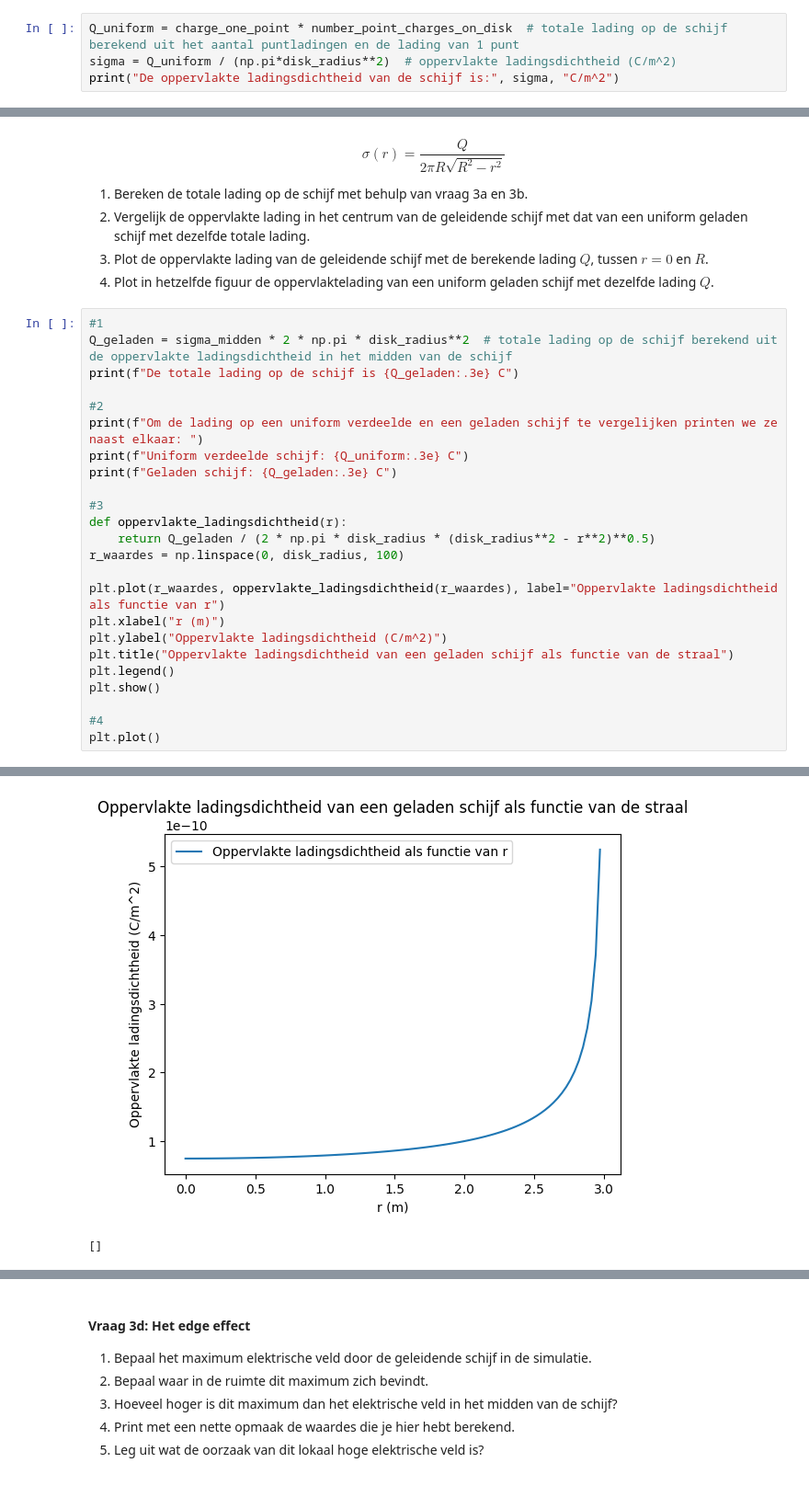
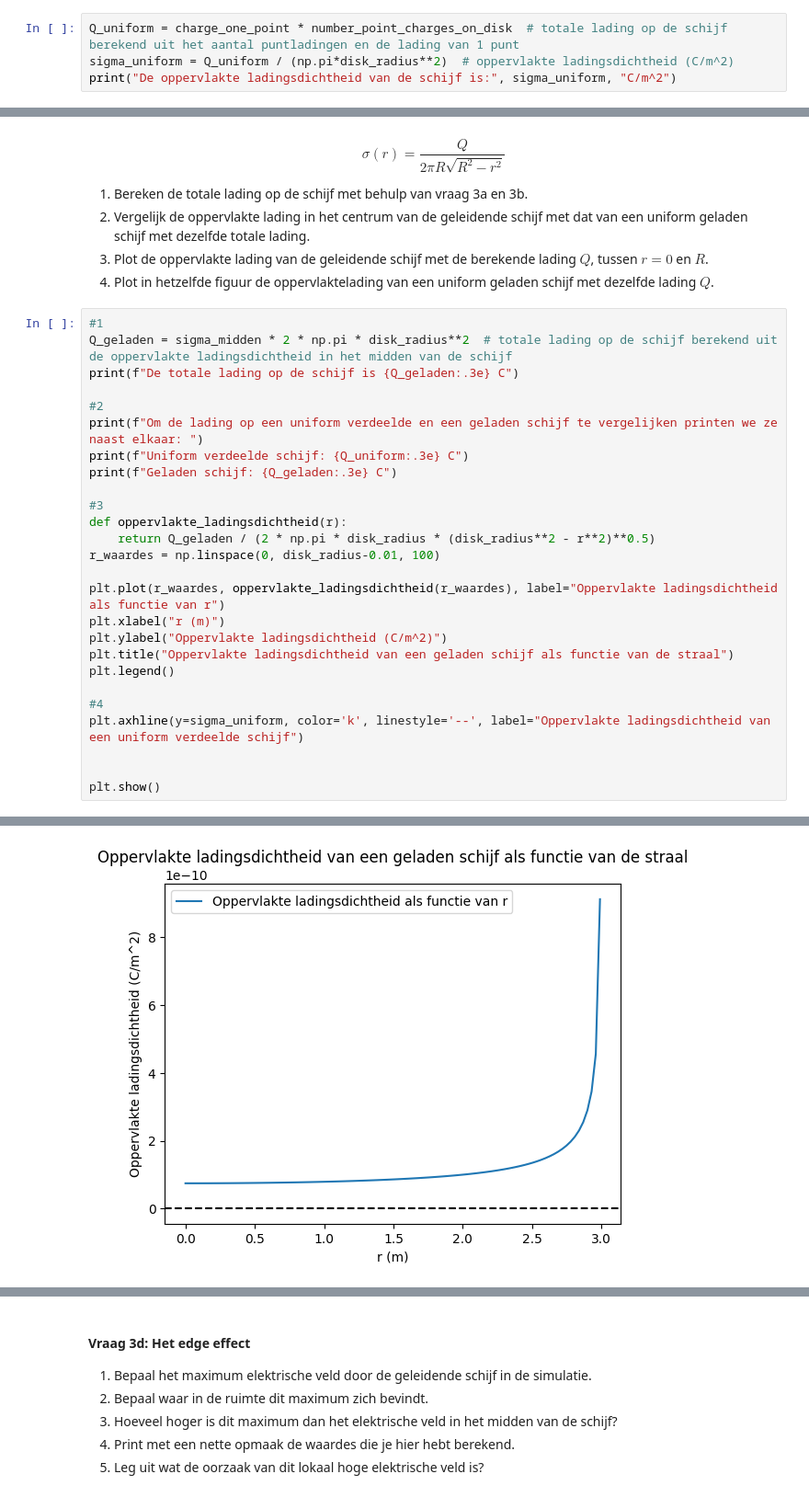
Before and after one commit to Peppertje/opdrachten-DEF-D-Pepper, a Jupyter notebook: DigitaleOntwerpopdrachten/1CondensatorOpdracht/CondensatorOntwerpopdracht.ipynb, the cells around one changed output, grey strips where cells are left out. Shown at 92% size. Drawn from its saved outputs; the diff is of its cells as text.

```diff
--- a/DigitaleOntwerpopdrachten/1CondensatorOpdracht/CondensatorOntwerpopdracht.ipynb
+++ b/DigitaleOntwerpopdrachten/1CondensatorOpdracht/CondensatorOntwerpopdracht.ipynb
@@ -228,8 +228,8 @@ Het aantal punten dat gebruikt wordt om de schijf te creëren is number_point_ch
 1. Bereken en print de ladingsdichtheid $\sigma$ met een correcte eenheid.
 # %%
 Q_uniform = charge_one_point * number_point_charges_on_disk  # totale lading op de schijf berekend uit het aantal puntladingen en de lading van 1 punt
-sigma = Q_uniform / (np.pi*disk_radius**2)  # oppervlakte ladingsdichtheid (C/m^2)
-print("De oppervlakte ladingsdichtheid van de schijf is:", sigma, "C/m^2")
+sigma_uniform = Q_uniform / (np.pi*disk_radius**2)  # oppervlakte ladingsdichtheid (C/m^2)
+print("De oppervlakte ladingsdichtheid van de schijf is:", sigma_uniform, "C/m^2")
 # %% [output]
 De oppervlakte ladingsdichtheid van de schijf is: 9.948952331500036e-13 C/m^2
 # %% [markdown]
@@ -451,31 +447,32 @@ $$\sigma(r) = \frac{Q}{2 \pi R \sqrt{R^2 - r^2}}$$
 # %%
 #1
 Q_geladen = sigma_midden * 2 * np.pi * disk_radius**2  # totale lading op de schijf berekend uit de oppervlakte ladingsdichtheid in het midden van de schijf
 print(f"De totale lading op de schijf is {Q_geladen:.3e} C")
 
 #2
 print(f"Om de lading op een uniform verdeelde en een geladen schijf te vergelijken printen we ze naast elkaar: ")
 print(f"Uniform verdeelde schijf: {Q_uniform:.3e} C")
 print(f"Geladen schijf: {Q_geladen:.3e} C")
 
 #3
 def oppervlakte_ladingsdichtheid(r):
     return Q_geladen / (2 * np.pi * disk_radius * (disk_radius**2 - r**2)**0.5)
-r_waardes = np.linspace(0, disk_radius, 100)
+r_waardes = np.linspace(0, disk_radius-0.01, 100)
 
 plt.plot(r_waardes, oppervlakte_ladingsdichtheid(r_waardes), label="Oppervlakte ladingsdichtheid als functie van r")
 plt.xlabel("r (m)")
 plt.ylabel("Oppervlakte ladingsdichtheid (C/m^2)")
 plt.title("Oppervlakte ladingsdichtheid van een geladen schijf als functie van de straal")
 plt.legend()
-plt.show()
 
 #4
-plt.plot()
+plt.axhline(y=sigma_uniform, color='k', linestyle='--', label="Oppervlakte ladingsdichtheid van een uniform verdeelde schijf")
+
+
+plt.show()
 # %% [output]
 De totale lading op de schijf is 4.208e-09 C
 Om de lading op een uniform verdeelde en een geladen schijf te vergelijken printen we ze naast elkaar:
 Uniform verdeelde schijf: 2.813e-11 C
 Geladen schijf: 4.208e-09 C
-[figure, old version]
+[figure, new version]
-[]
```
Also changed, not shown: parts of 11 cells of this notebook, 2 other files.
